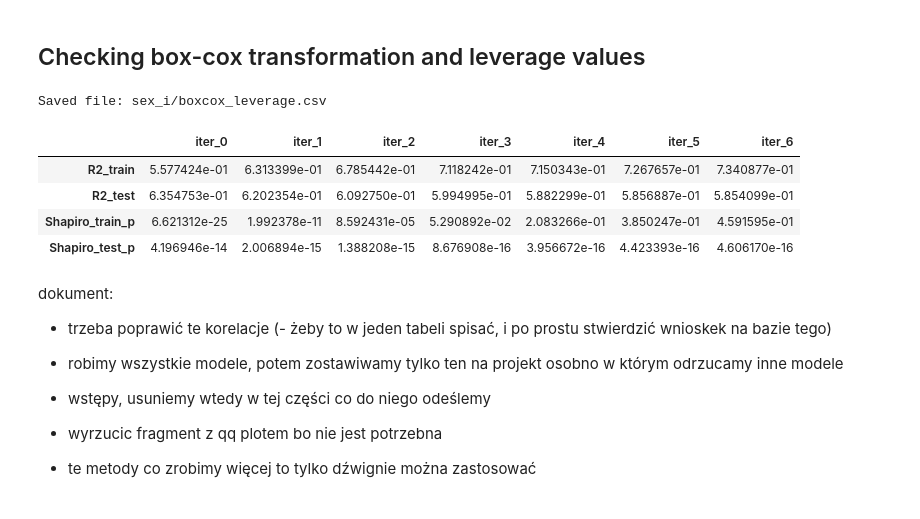
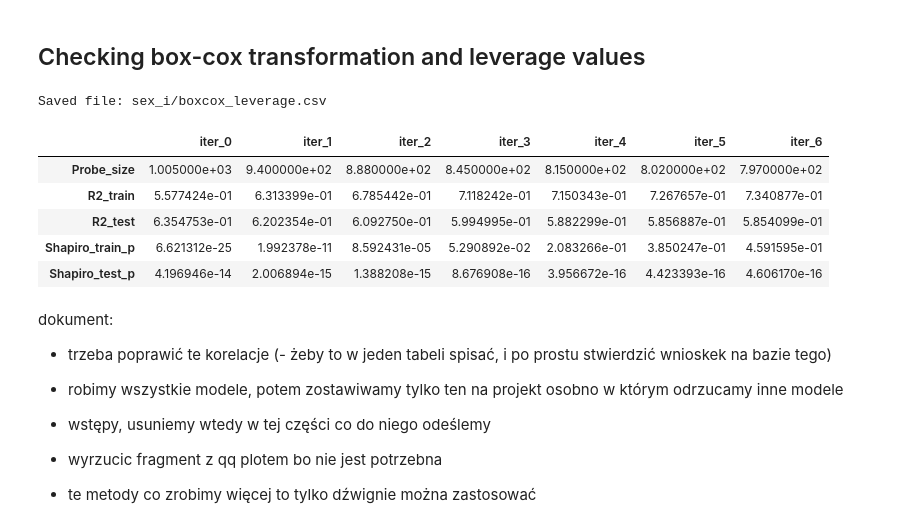
Before and after one commit to maxi7524/econometry_project_abalone, a Jupyter notebook: projekt_python.ipynb, the cells around one changed output. Saved outputs shown, nothing was run; the diff lists cells and outputs as text; code cells hidden in the pictures.

```diff
--- a/projekt_python.ipynb
+++ b/projekt_python.ipynb
@@ -644,38 +644,39 @@ X_test = pd.DataFrame(X_test_arr, index=X_test.index, columns=new_col_names)[X_t
 
 indices = {0: X_train.index}
 metrics = {}
-metric_names = ["R2_train", "R2_test", "Shapiro_train_p", "Shapiro_test_p"]
+metric_names = ["Probe_size", "R2_train", "R2_test", "Shapiro_train_p", "Shapiro_test_p"]
 
 for i in range(7):
     idx = indices[i]
     X_loc = X_train.loc[idx]
     y_loc = y_train.loc[idx]
     model_i = sm.OLS(y_loc, X_loc).fit()
 
     r2_train = compute_r2(model_i, X_loc, y_loc)
     r2_test = compute_r2(model_i, X_test, y_test)
 
     resid_train = (y_loc.values.flatten() - model_i.predict(X_loc))
     shapiro_train_p = float(stats.shapiro(resid_train)[1]) if resid_train.shape[0] >= 3 else np.nan
 
     resid_test = (y_test.values.flatten() - model_i.predict(X_test))
     shapiro_test_p = float(stats.shapiro(resid_test)[1]) if resid_test.shape[0] >= 3 else np.nan
 
-    metrics[f"iter_{i}"] = [r2_train, r2_test, shapiro_train_p, shapiro_test_p]
+    metrics[f"iter_{i}"] = [int(X_loc.shape[0]), r2_train, r2_test, shapiro_train_p, shapiro_test_p]
 
     if i < 6:
         cooks = model_i.get_influence().cooks_distance[0]
         thresh = 4 / X_loc.shape[0]
         idx_keep = X_loc.index[cooks < thresh]
         indices[i + 1] = idx_keep
 
 results_df = pd.DataFrame(metrics, index=metric_names)
 save_file_safe(results_df, 'boxcox_leverage', 'csv', skip_if_exists=True)
 
 results_df
 # %% [output]
 Saved file: sex_i/boxcox_leverage.csv
 |  | iter_0 | iter_1 | iter_2 | iter_3 | iter_4 | iter_5 | iter_6 |
+| Probe_size | 1.005000e+03 | 9.400000e+02 | 8.880000e+02 | 8.450000e+02 | 8.150000e+02 | 8.020000e+02 | 7.970000e+02 |
 | R2_train | 5.577424e-01 | 6.313399e-01 | 6.785442e-01 | 7.118242e-01 | 7.150343e-01 | 7.267657e-01 | 7.340877e-01 |
 | R2_test | 6.354753e-01 | 6.202354e-01 | 6.092750e-01 | 5.994995e-01 | 5.882299e-01 | 5.856887e-01 | 5.854099e-01 |
 | Shapiro_train_p | 6.621312e-25 | 1.992378e-11 | 8.592431e-05 | 5.290892e-02 | 2.083266e-01 | 3.850247e-01 | 4.591595e-01 |
```
Also changed, not shown: 1 other file.
